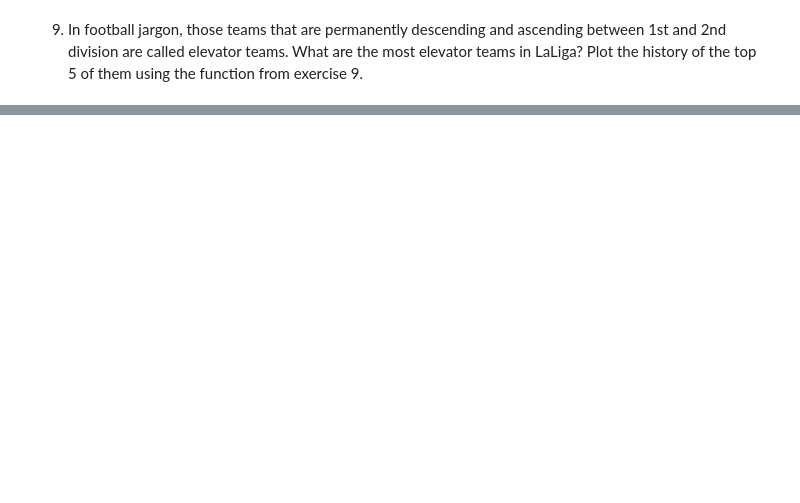
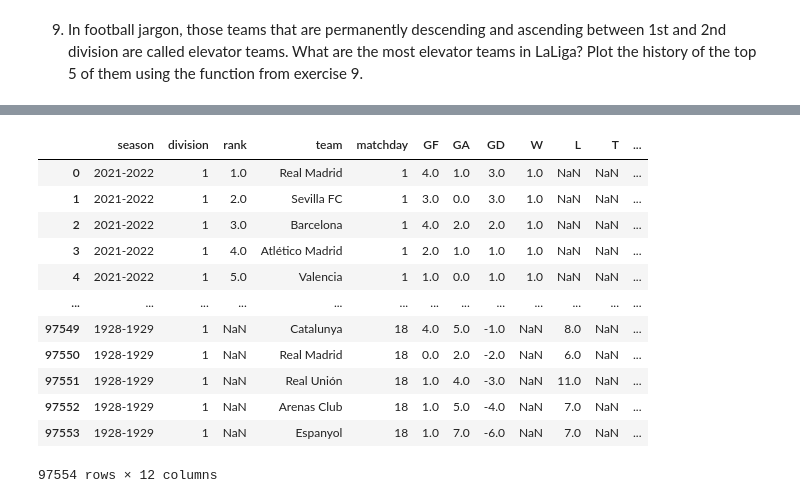
Before and after one commit to tinchit0/la-quiniela, a Jupyter notebook: analysis/LaLigaDataAnalysis.ipynb, the cells around one changed output, grey strips where cells are left out. Saved outputs shown, nothing was run; the diff lists cells and outputs as text; code cells hidden in the pictures; blank space fills up the shorter version.

```diff
--- a/analysis/LaLigaDataAnalysis.ipynb
+++ b/analysis/LaLigaDataAnalysis.ipynb
@@ -457,0 +525,3 @@ ValueError: ('Lengths must match to compare', (2744,), (5,))
+# %%
+df_ranking = df
+df_ranking
@@ -457,0 +607,32 @@ ValueError: ('Lengths must match to compare', (2744,), (5,))
+# %%
+df_result = pd.DataFrame({
+    "GF": GF,
+    "GA": GA,
+    "GD": GD,
+    "W": win,
+    "L": loss,
+    "T": tie,
+    "Pts": points
+}).reset_index()
+
+def add_ranking(df):
+    df.insert(2, "rank", df["Pts"].rank(ascending=False, method="first"))
+    return df
+df_result = df_result.reset_index(drop=True).sort_values(["Pts", "GD", "GF"], ascending=[False, False, False]).reset_index(drop=True)
+df_result = df_result.groupby(["season", "division", "matchday"]).apply(add_ranking).reset_index(drop=True).sort_values(["season", "division", "matchday"], ascending=[False, True, True]).reset_index(drop=True)
+
+df_result
+# %% [output]
+|  | season | division | rank | team | matchday | GF | GA | GD | W | L | T | ... |
+| 0 | 2021-2022 | 1 | 1.0 | Real Madrid | 1 | 4.0 | 1.0 | 3.0 | 1.0 | NaN | NaN | ... |
+| 1 | 2021-2022 | 1 | 2.0 | Sevilla FC | 1 | 3.0 | 0.0 | 3.0 | 1.0 | NaN | NaN | ... |
+| 2 | 2021-2022 | 1 | 3.0 | Barcelona | 1 | 4.0 | 2.0 | 2.0 | 1.0 | NaN | NaN | ... |
+| 3 | 2021-2022 | 1 | 4.0 | Atlético Madrid | 1 | 2.0 | 1.0 | 1.0 | 1.0 | NaN | NaN | ... |
+| 4 | 2021-2022 | 1 | 5.0 | Valencia | 1 | 1.0 | 0.0 | 1.0 | 1.0 | NaN | NaN | ... |
+| ... | ... | ... | ... | ... | ... | ... | ... | ... | ... | ... | ... | ... |
+| 97549 | 1928-1929 | 1 | NaN | Catalunya | 18 | 4.0 | 5.0 | -1.0 | NaN | 8.0 | NaN | ... |
+| 97550 | 1928-1929 | 1 | NaN | Real Madrid | 18 | 0.0 | 2.0 | -2.0 | NaN | 6.0 | NaN | ... |
+| 97551 | 1928-1929 | 1 | NaN | Real Unión | 18 | 1.0 | 4.0 | -3.0 | NaN | 11.0 | NaN | ... |
+| 97552 | 1928-1929 | 1 | NaN | Arenas Club | 18 | 1.0 | 5.0 | -4.0 | NaN | 7.0 | NaN | ... |
+| 97553 | 1928-1929 | 1 | NaN | Espanyol | 18 | 1.0 | 7.0 | -6.0 | NaN | 7.0 | NaN | ... |
+97554 rows × 12 columns
```
Also changed, not shown: parts of 11 cells of this notebook.
